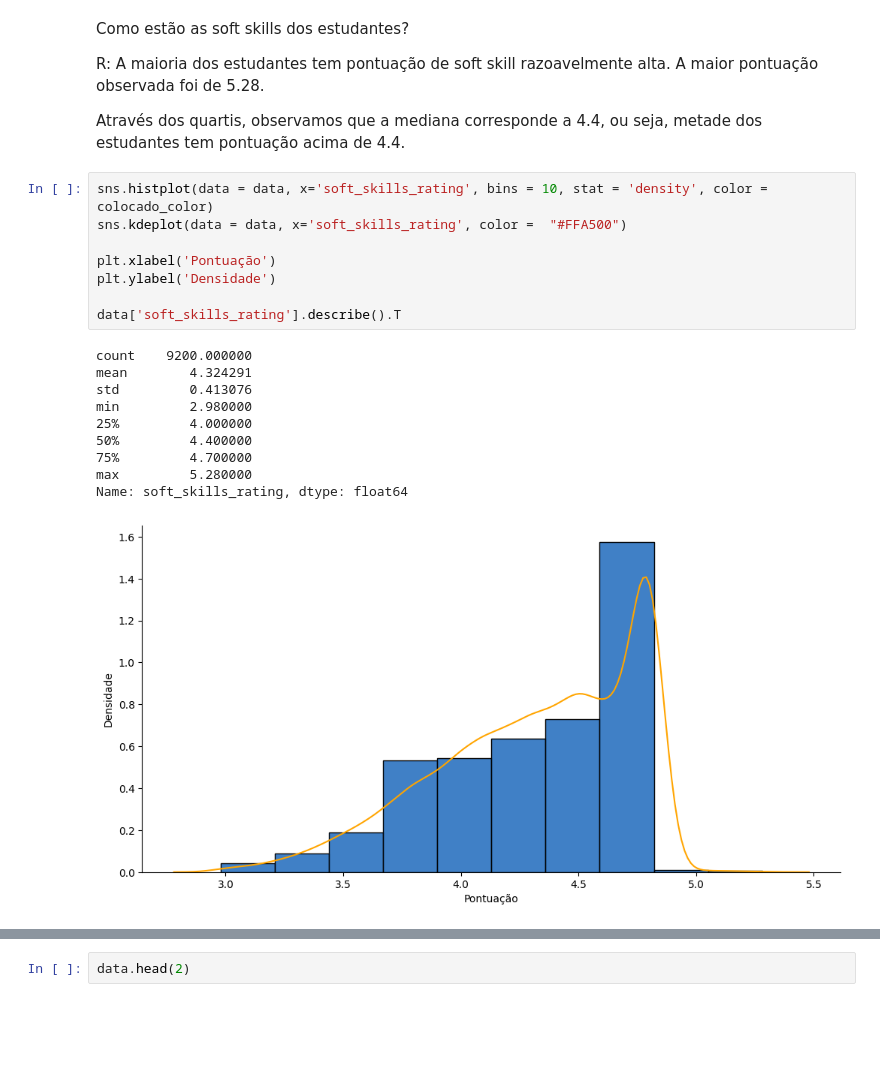
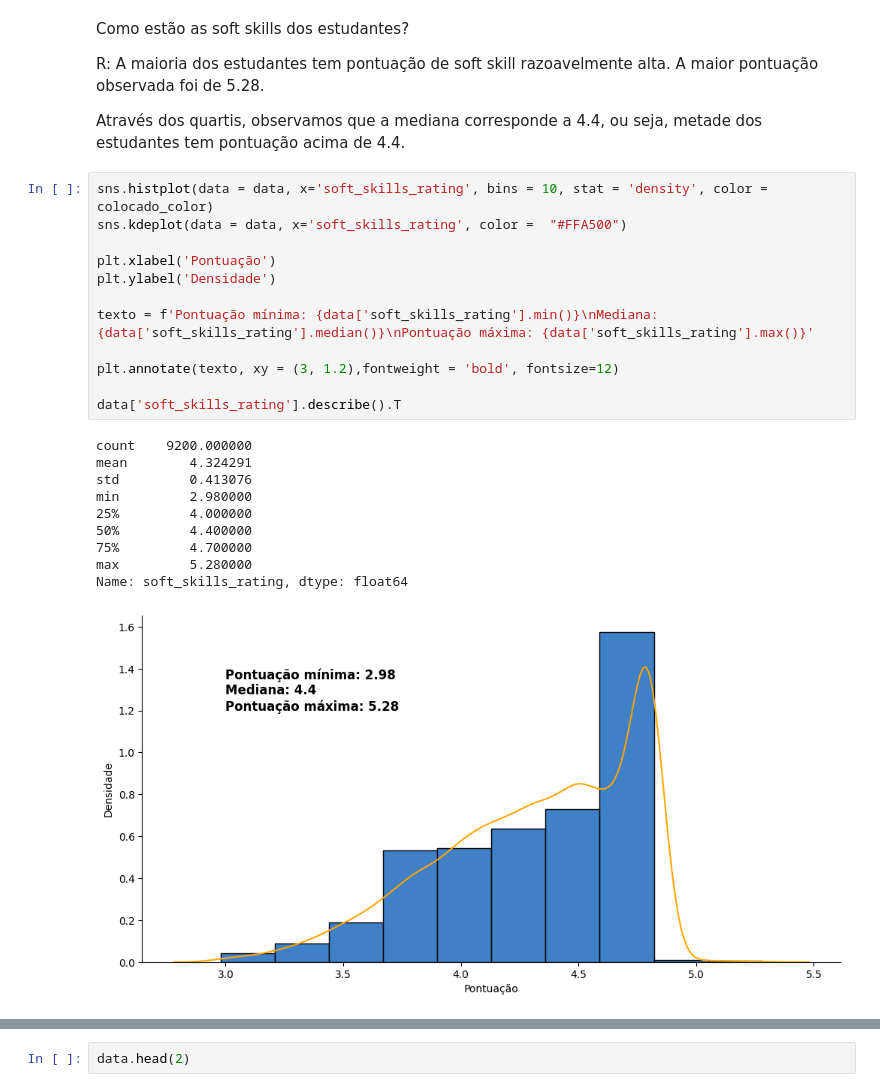
Before and after one commit to Alexandre-Esposte/JobProphet, a Jupyter notebook: notebooks/analise.ipynb, the cells around one changed output, grey strips where cells are left out. Cells and saved outputs as stored; diff of their text form; blank space fills up the shorter version.

```diff
--- a/notebooks/analise.ipynb
+++ b/notebooks/analise.ipynb
@@ -310,19 +310,23 @@ R: A maioria dos estudantes tem pontuação de soft skill razoavelmente alta. A
 # %%
 sns.histplot(data = data, x='soft_skills_rating', bins = 10, stat = 'density', color = colocado_color)
 sns.kdeplot(data = data, x='soft_skills_rating', color =  "#FFA500")
 
 plt.xlabel('Pontuação')
 plt.ylabel('Densidade')
 
+texto = f'Pontuação mínima: {data['soft_skills_rating'].min()}\nMediana: {data['soft_skills_rating'].median()}\nPontuação máxima: {data['soft_skills_rating'].max()}'
+
+plt.annotate(texto, xy = (3, 1.2),fontweight = 'bold', fontsize=12)
+
 data['soft_skills_rating'].describe().T
 # %% [output]
 count    9200.000000
 mean        4.324291
 std         0.413076
 min         2.980000
 25%         4.000000
 50%         4.400000
 75%         4.700000
 max         5.280000
 Name: soft_skills_rating, dtype: float64
-[figure, old version]
+[figure, new version]
```
Also changed, not shown: parts of 11 cells of this notebook.
